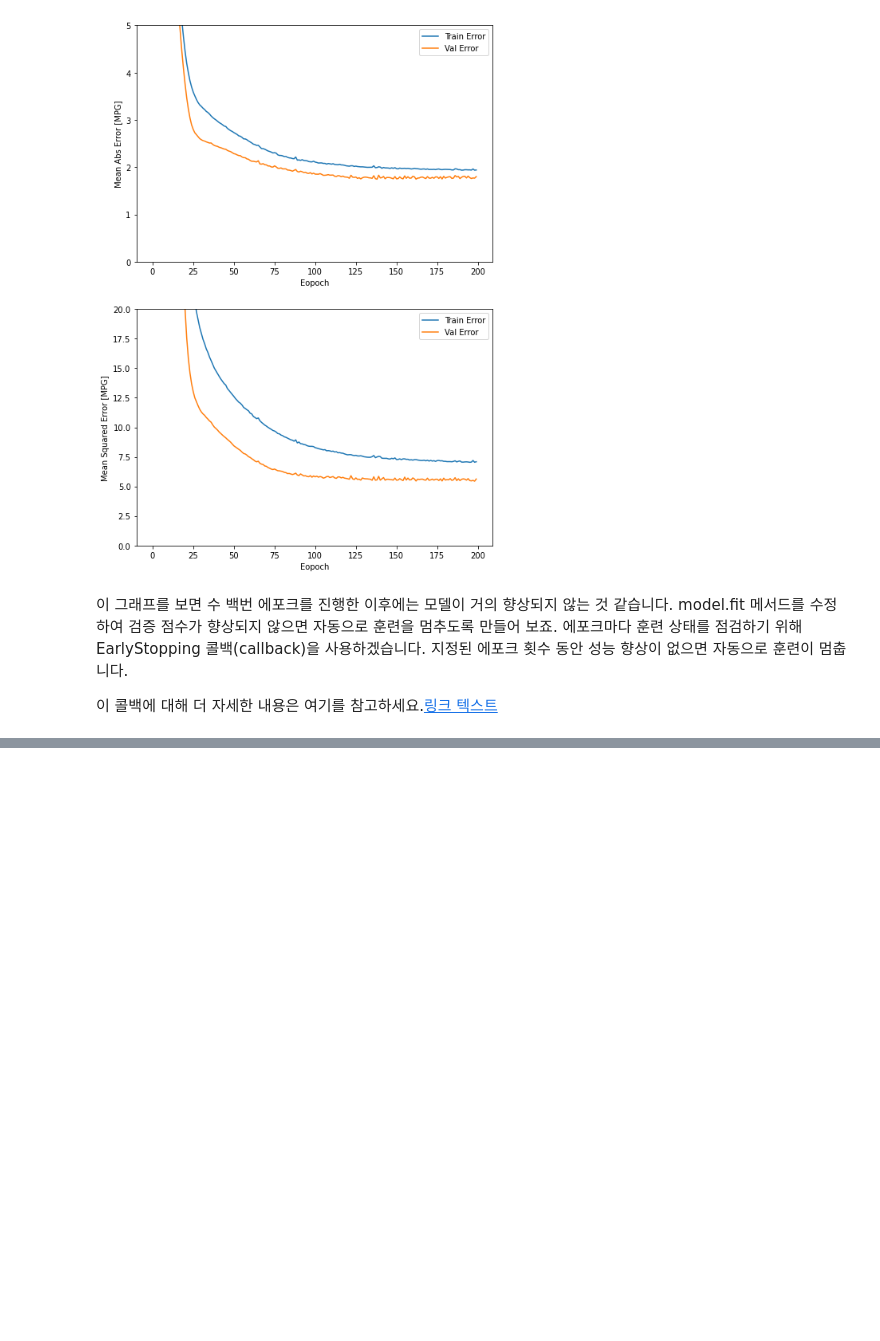
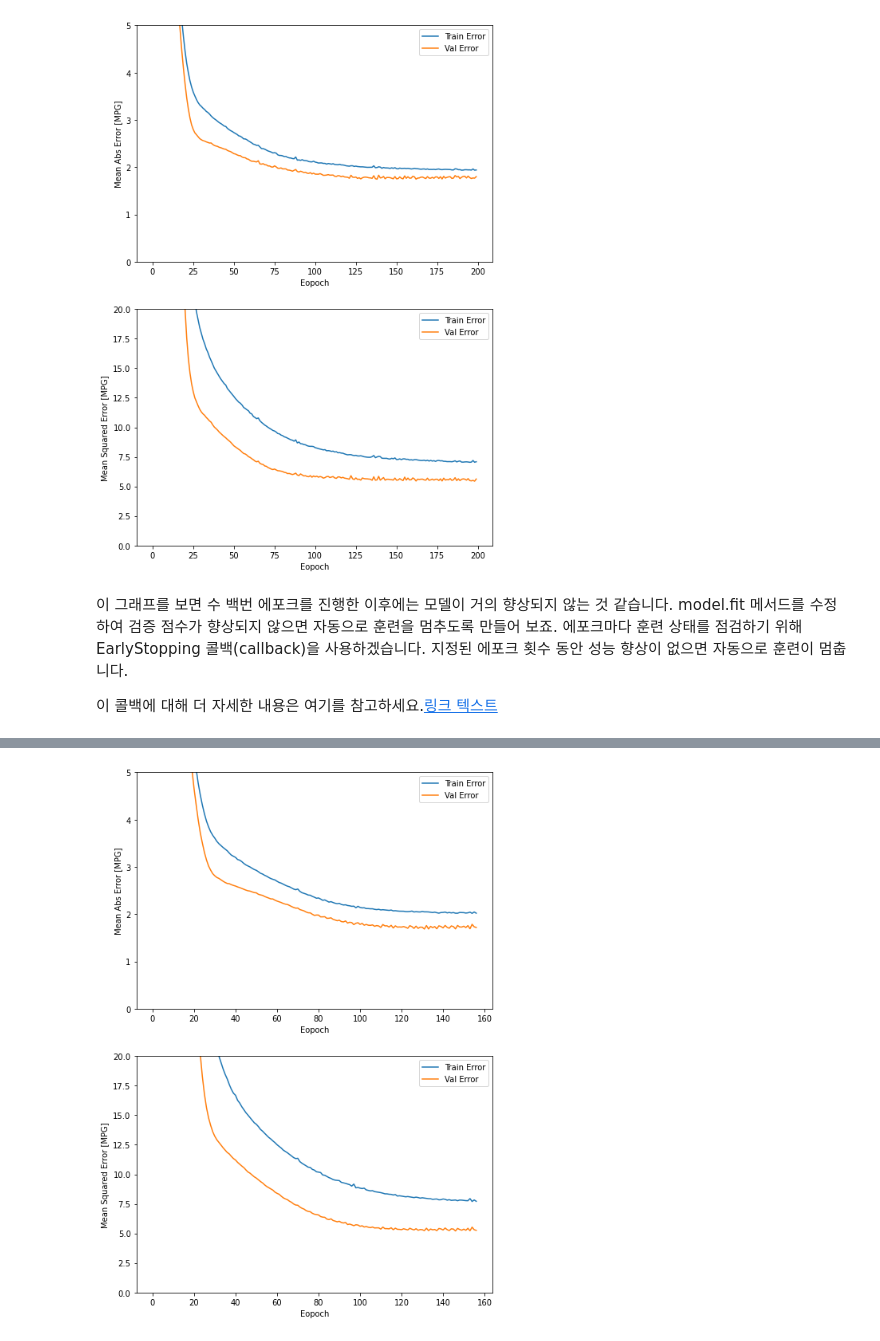
Before and after one commit to leopard4/yh-k3, a Jupyter notebook: 딥러닝강의파일/04_자동차연비예측_ANN_.ipynb, the cells around one changed output, grey strips where cells are left out. Drawn from its saved outputs; the diff is of its cells as text; code cells hidden in the pictures; blank space fills up the shorter version.

```diff
--- a/딥러닝강의파일/04_자동차연비예측_ANN_.ipynb
+++ b/딥러닝강의파일/04_자동차연비예측_ANN_.ipynb
@@ -199,3 +199,5 @@ plot_history(epoch_history)
 이 그래프를 보면 수 백번 에포크를 진행한 이후에는 모델이 거의 향상되지 않는 것 같습니다. model.fit 메서드를 수정하여 검증 점수가 향상되지 않으면 자동으로 훈련을 멈추도록 만들어 보죠. 에포크마다 훈련 상태를 점검하기 위해 EarlyStopping 콜백(callback)을 사용하겠습니다. 지정된 에포크 횟수 동안 성능 향상이 없으면 자동으로 훈련이 멈춥니다.
 
 이 콜백에 대해 더 자세한 내용은 여기를 참고하세요.[링크 텍스트](https://www.tensorflow.org/api_docs/python/tf/keras/callbacks/EarlyStopping)
+# %%
+model = build_model()
@@ -201,0 +206,5 @@ plot_history(epoch_history)
+# %%
+# patience 를 10으로 설정하면,, 10번의 에포크동안 성능향상이 없으면 학습을 멈추라는뜻.
+early_stop = tf.keras.callbacks.EarlyStopping(monitor='val_loss', patience= 10)
+# %%
+epoch_history = model.fit(X_train, y_train, epochs=1000000, validation_split=0.2, callbacks= [early_stop] )
@@ -201,0 +229,4 @@ plot_history(epoch_history)
+# %%
+plot_history( epoch_history )
+# %% [output]
+[figure, added]
```
Also changed, not shown: parts of 2 cells of this notebook.
